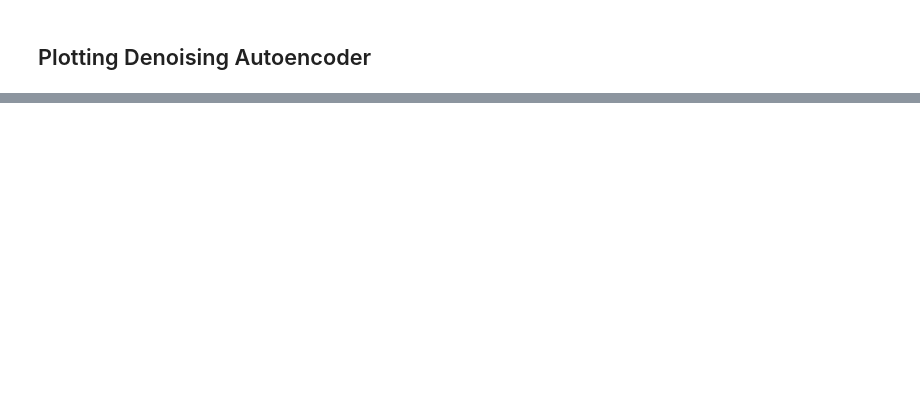
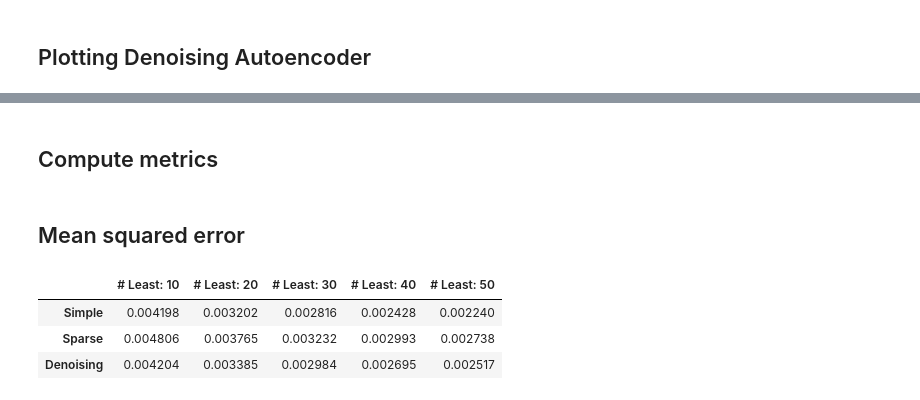
Before and after one commit to alexander-schaller/financial-machine-learning-projects-group2, a Jupyter notebook: Autoencoder.ipynb, the cells around one changed output, grey strips where cells are left out. Cells and saved outputs as stored; diff of their text form; code cells hidden in the pictures; blank space fills up the shorter version.

Commit message:
to be run all and recompute metrics with new outputs

```diff
--- a/Autoencoder.ipynb
+++ b/Autoencoder.ipynb
@@ -99,7 +99,7 @@ def autoencoder(X_train, X_test, Nb_most_comm, Nb_least_comm, hidden_dim):
     # Compile and train the autoencoder
     #print(X_train.shape)
     autoencoder.compile(optimizer='adam', loss='mse')
-    history = autoencoder.fit(X_train, X_train, epochs=1, batch_size=32, validation_data=(X_test, X_test))
+    history = autoencoder.fit(X_train, X_train, epochs=30, batch_size=32, validation_data=(X_test, X_test))
 
     # Extract the decoded features
     decoder_model = tf.keras.Model(inputs=input_layer, outputs=decoder)
@@ -156,7 +156,7 @@ def sparse_autoencoder(X_train, X_test, Nb_most_comm, Nb_least_comm, reg):
     # Compile and train the autoencoder
     #print(X_train.shape)
     autoencoder.compile(optimizer='adam', loss='mse')
-    history = autoencoder.fit(X_train, X_train, epochs=1, batch_size=32, validation_data=(X_test, X_test))
+    history = autoencoder.fit(X_train, X_train, epochs=60, batch_size=32, validation_data=(X_test, X_test))
 
     # Extract the decoded features
     decoder_model = tf.keras.Model(inputs=input_layer, outputs=decoder)
@@ -215,7 +215,7 @@ def denoising_autoencoder(X_train, X_test, Nb_most_comm, Nb_least_comm, noise, h
 
     # Compile and train the autoencoder
     autoencoder.compile(optimizer='adam', loss='mse')
-    history = autoencoder.fit(X_train_noisy, X_train, epochs=1, batch_size=32, validation_data=(X_test_noisy, X_test))
+    history = autoencoder.fit(X_train_noisy, X_train, epochs=30, batch_size=32, validation_data=(X_test_noisy, X_test))
 
     # Extract the decoded features
     decoder_model = tf.keras.Model(inputs=input_layer, outputs=decoder)
@@ -769,0 +893,25 @@ plt.legend(fontsize='small')
+# %% [markdown]
+## Compute metrics
+# %% [markdown]
+## Mean squared error
+# %%
+tracking_errors = np.zeros((3, 5))
+rebalance = 60
+split_index = rebalance*5
+j = 0
+for file, name in zip(['Y_pred.csv', 'Y_pred2.csv', 'Y_pred3.csv'], ['Simple', 'Sparse', 'Denoising']):
+    Y_pred = pd.read_csv(file)
+    nb_array = [10, 20, 30, 40, 50]
+    columns = ["# Least: " + str(nb) for nb in nb_array]
+    for i, column in enumerate(columns):
+        tracking_errors[j][i] = np.sqrt(np.mean((Y_pred.iloc[:, i].values - Y[split_index:]) ** 2))
+    j = j + 1
+
+tracking_errors_df = pd.DataFrame(tracking_errors, columns=columns, index=['Simple', 'Sparse', 'Denoising'])
+tracking_errors_df.to_csv('tracking_errors.csv', index=False)
+tracking_errors_df
+# %% [output]
+|  | # Least: 10 | # Least: 20 | # Least: 30 | # Least: 40 | # Least: 50 |
+| Simple | 0.004198 | 0.003202 | 0.002816 | 0.002428 | 0.002240 |
+| Sparse | 0.004806 | 0.003765 | 0.003232 | 0.002993 | 0.002738 |
+| Denoising | 0.004204 | 0.003385 | 0.002984 | 0.002695 | 0.002517 |
```
Also changed, not shown: parts of 20 cells of this notebook, 3 other files.
